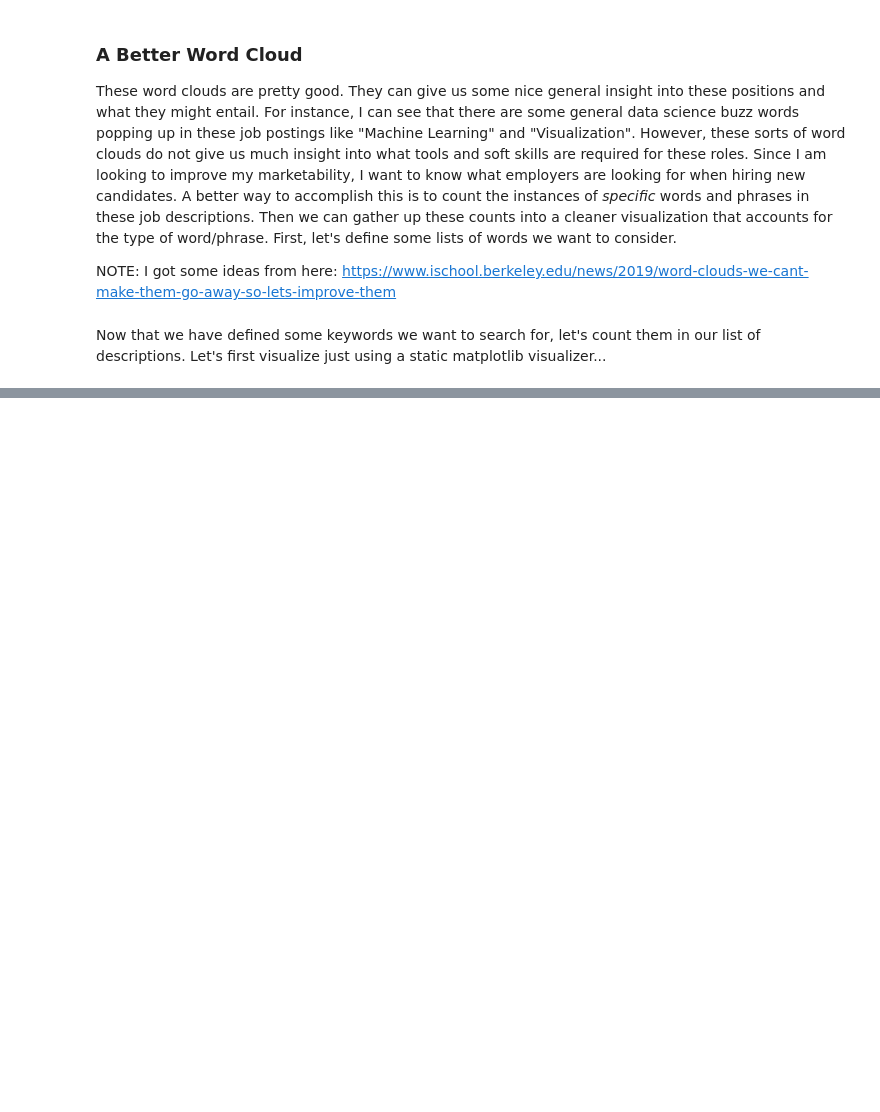
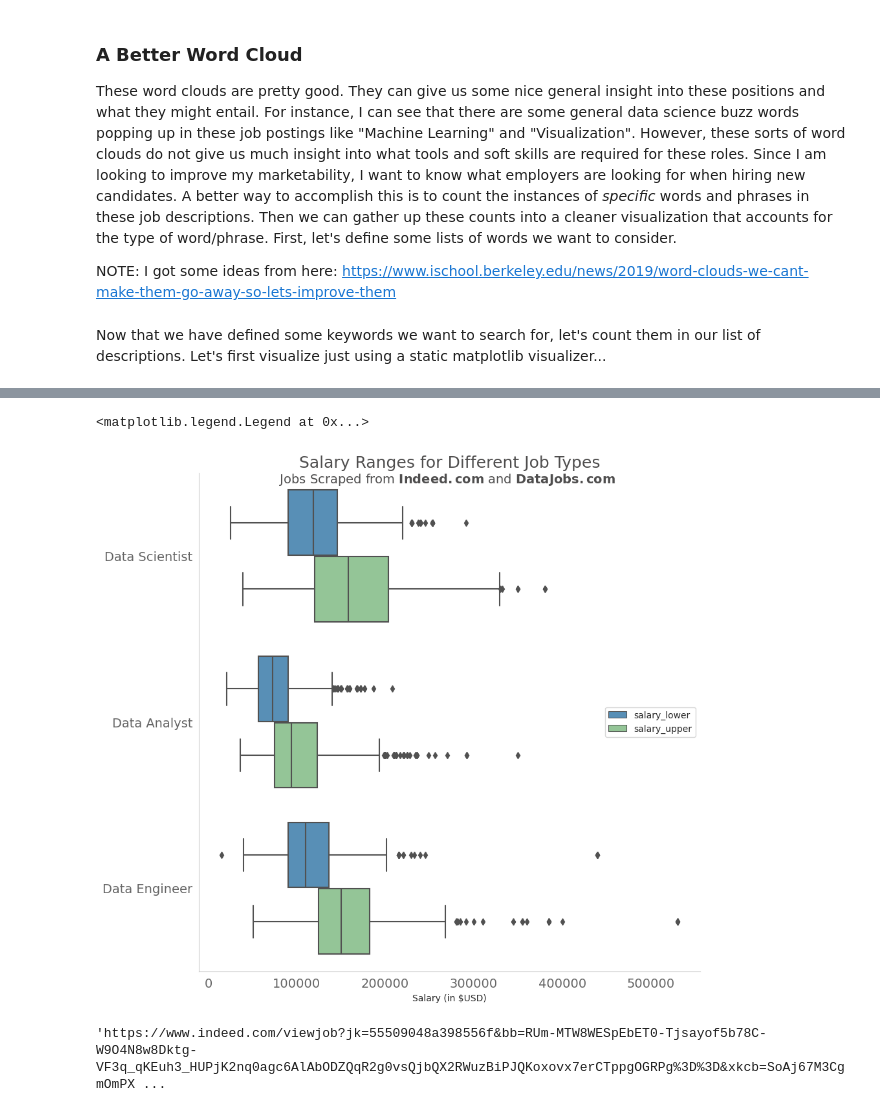
Before and after one commit to ColinB19/datajobswebscraper, a Jupyter notebook: Webscrape_DataJobs.ipynb, the cells around one changed output, grey strips where cells are left out. Saved outputs shown, nothing was run; the diff lists cells and outputs as text; code cells hidden in the pictures; blank space fills up the shorter version.

Commit message:
box plot is looking better

```diff
--- a/Webscrape_DataJobs.ipynb
+++ b/Webscrape_DataJobs.ipynb
@@ -829,0 +739,6 @@ ax.redraw_in_frame()
+# %%
+df = job_meta[job_meta['clean_title'].isin([
+    'Data Scientist',
+    'Data Analyst',
+    'Data Engineer'
+])].melt(id_vars = ['clean_title', 'job_id', 'site'], value_vars = ['salary_lower', 'salary_upper'], var_name='Salary Type', value_name='Salary').sort_values(by=['job_id', 'site']).dropna(subset=['Salary'])
@@ -829,0 +763,31 @@ ax.redraw_in_frame()
+# %%
+# I took a lot from here: https://github.com/mwaskom/seaborn/issues/720
+fig, ax = plt.subplots(figsize = (10,10))
+
+ax.set_title(f'Salary Ranges for Different Job Types', size=18, color='#4f4e4e');
+plt.text(x=270_000, y=-0.44, s='Jobs Scraped from $\\bf{Indeed.com}$ and $\\bf{DataJobs.com}$',
+                 color='#4f4e4e', fontsize=14, horizontalalignment='center')
+
+
+bp_labels = ['Data Analyst Lower Salary', 'Data Analyst Upper Salary', 'Data Scientist Lower Salary', 'Data Scientist Upper Salary', 'Data Engineer Lower Salary', 'Data Engineer Upper Salary']
+bp = sns.boxplot(data = df, y='clean_title', x='Salary', hue='Salary Type', ax=ax, orient='h', palette=[bl,gr]);
+sns.despine(top=True, right=True)
+
+# ax.legend()
+ax.grid(False)
+
+ax.set_ylabel('');
+ax.set_xlabel('Salary (in $USD)');
+plt.yticks(size=14, color='#656565');
+plt.xticks(size=14, color='#656565');
+
+
+plt.legend(loc='center right')
+# let's fix the x labels to be a little nicer to look at
+# %% [output]
+<matplotlib.legend.Legend at 0x...>
+[figure, added]
+# %%
+job_meta[job_meta['salary_lower'] < 30_000]['url'].tolist()[2]
+# %% [output]
+'https://www.indeed.com/viewjob?jk=55509048a398556f&bb=RUm-MTW8WESpEbET0-Tjsayof5b78C-W9O4N8w8Dktg-VF3q_qKEuh3_HUPjK2nq0agc6AlAbODZQqR2g0vsQjbQX2RWuzBiPJQKoxovx7erCTppgOGRPg%3D%3D&xkcb=SoAj67M3CgmOmPX ...
```
Also changed, not shown: parts of 11 cells of this notebook.
